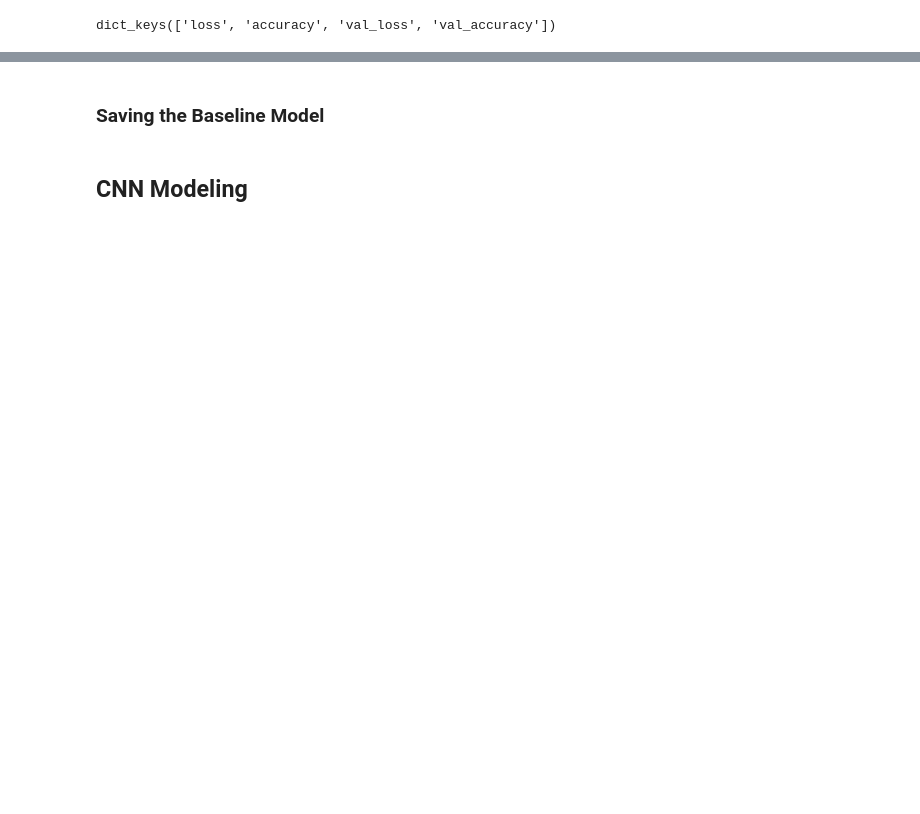
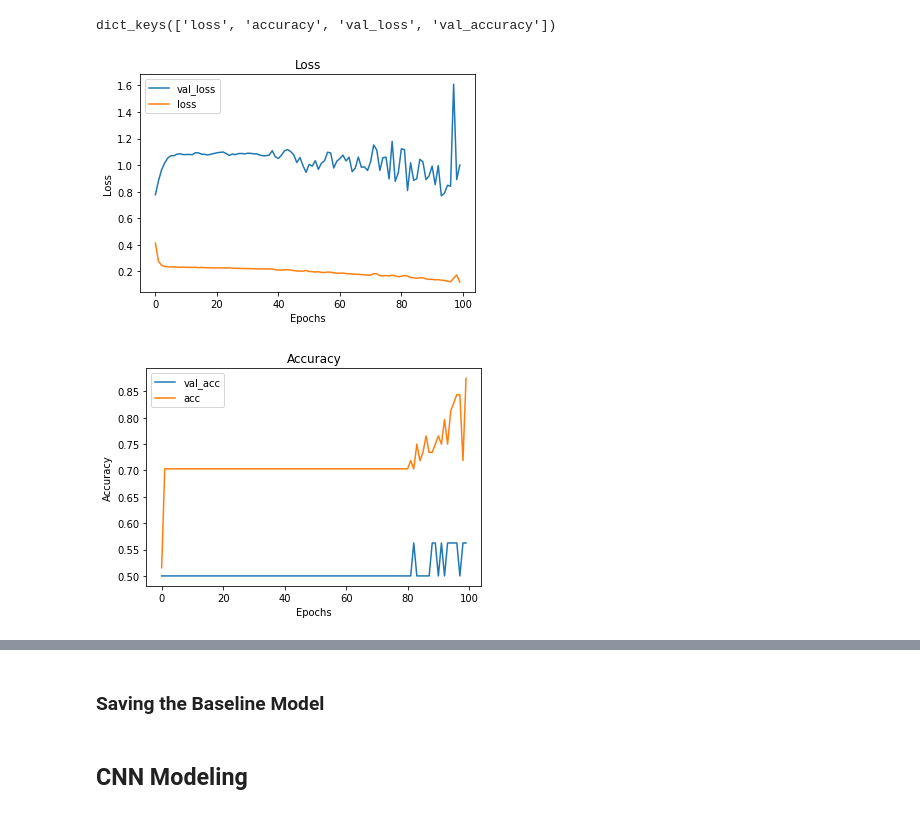
Before and after one commit to peimani/Project4, a Jupyter notebook: Copy_of_Image_Classification_w_Deep_Learning.ipynb, the cells around one changed output, grey strips where cells are left out. Saved outputs shown, nothing was run; the diff lists cells and outputs as text; code cells hidden in the pictures; blank space fills up the shorter version.

```diff
--- a/Copy_of_Image_Classification_w_Deep_Learning.ipynb
+++ b/Copy_of_Image_Classification_w_Deep_Learning.ipynb
@@ -368,0 +403,5 @@ dict_keys(['loss', 'accuracy', 'val_loss', 'val_accuracy'])
+# %%
+visualize_training_results (results)
+# %% [output]
+[figure, added]
+[figure, added]
```
Also changed, not shown: parts of 52 cells of this notebook.
